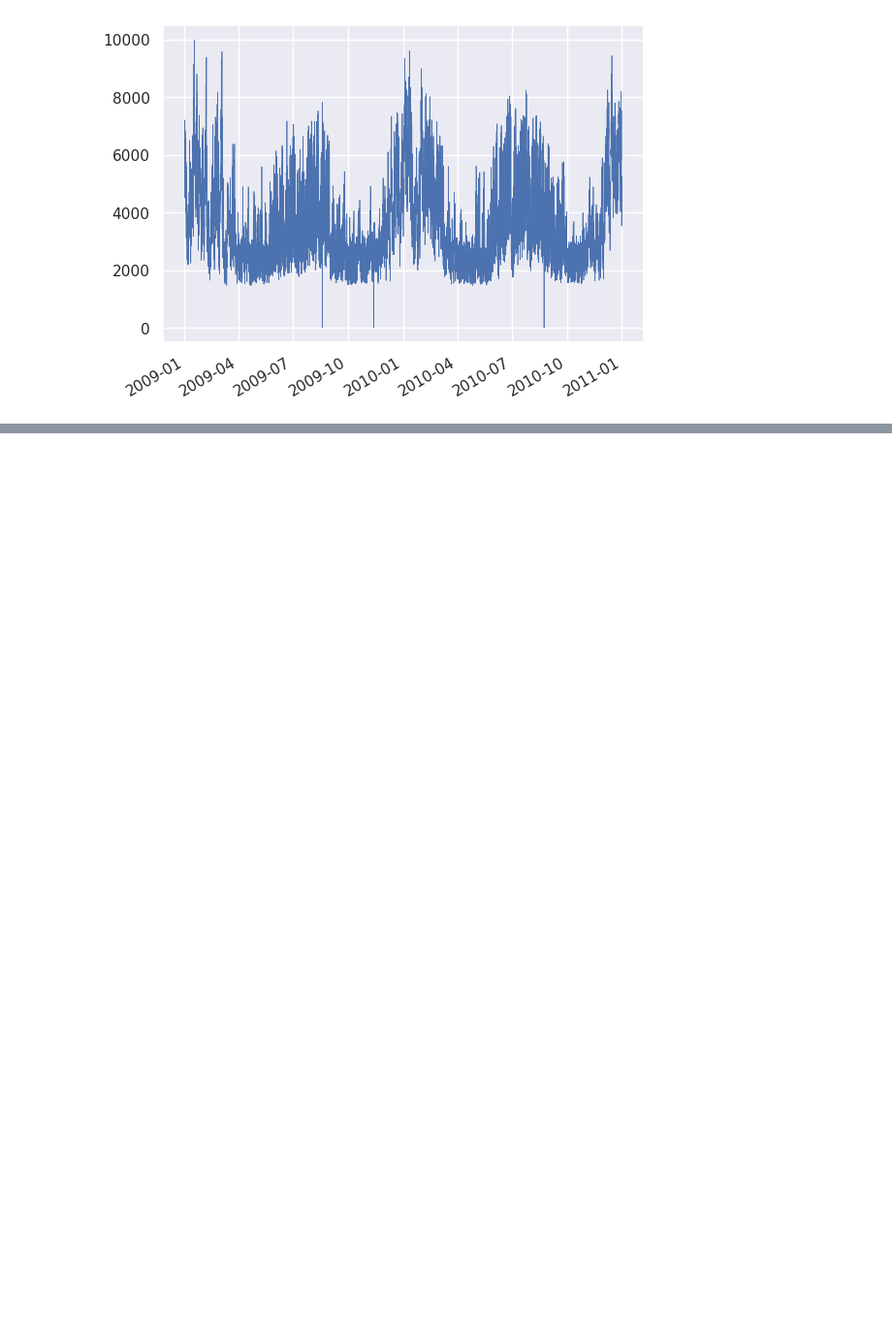
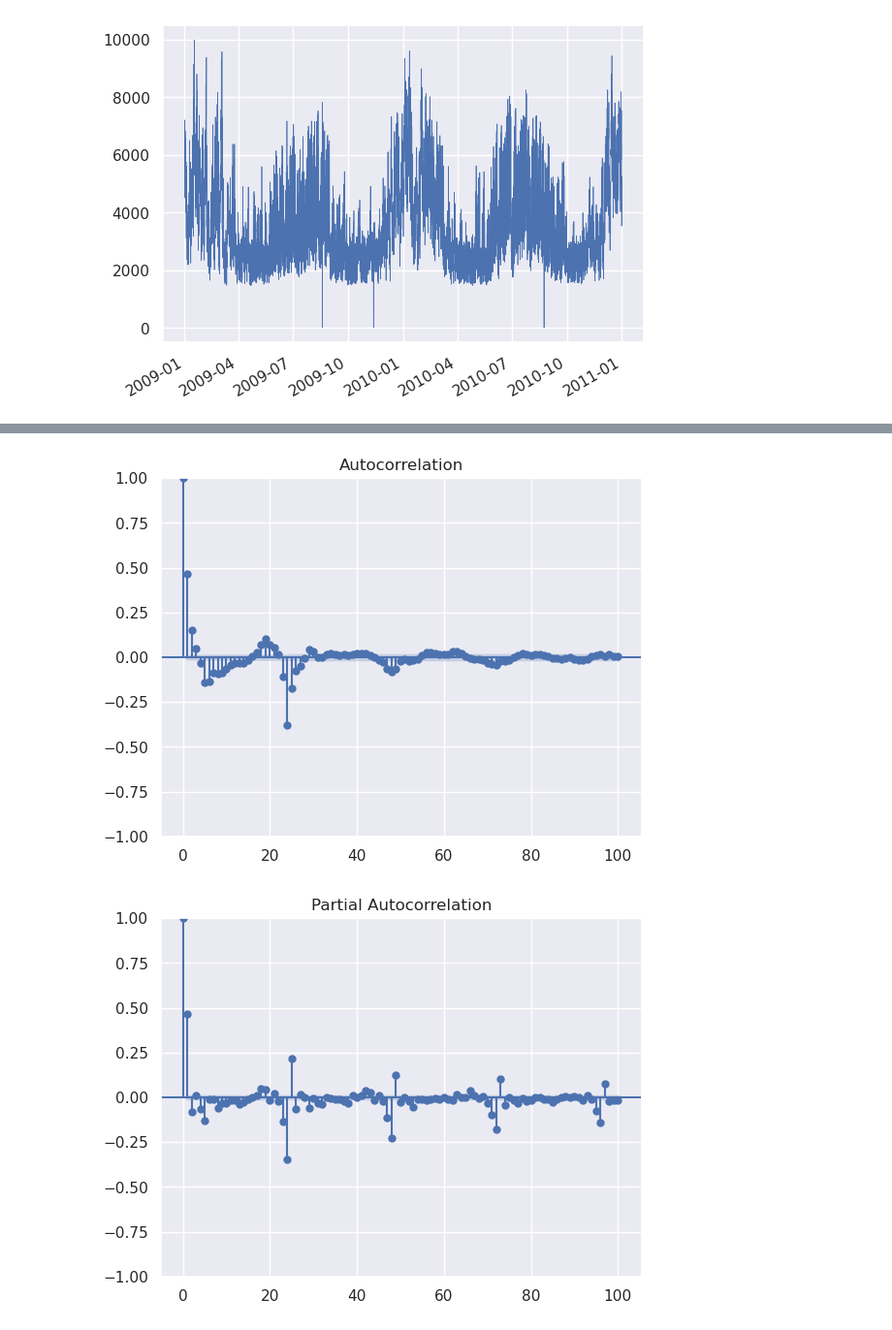
Before and after one commit to dormoyi/CS229B_final_project, a Jupyter notebook: data_preprocessing.ipynb, the cells around one changed output, grey strips where cells are left out. Shown: that part at 97% size. Saved outputs shown, nothing was run; the diff lists cells and outputs as text; code cells hidden in the pictures; blank space fills up the shorter version.

```diff
--- a/data_preprocessing.ipynb
+++ b/data_preprocessing.ipynb
@@ -83,0 +103,6 @@ plt.show()
+# %%
+plot_acf(train_df['load_diff_ds'].dropna(), lags=100)
+out = plot_pacf(train_df['load_diff_ds'].dropna(), lags=100)
+# %% [output]
+[figure, added]
+[figure, added]
```
Also changed, not shown: parts of 17 cells of this notebook.
